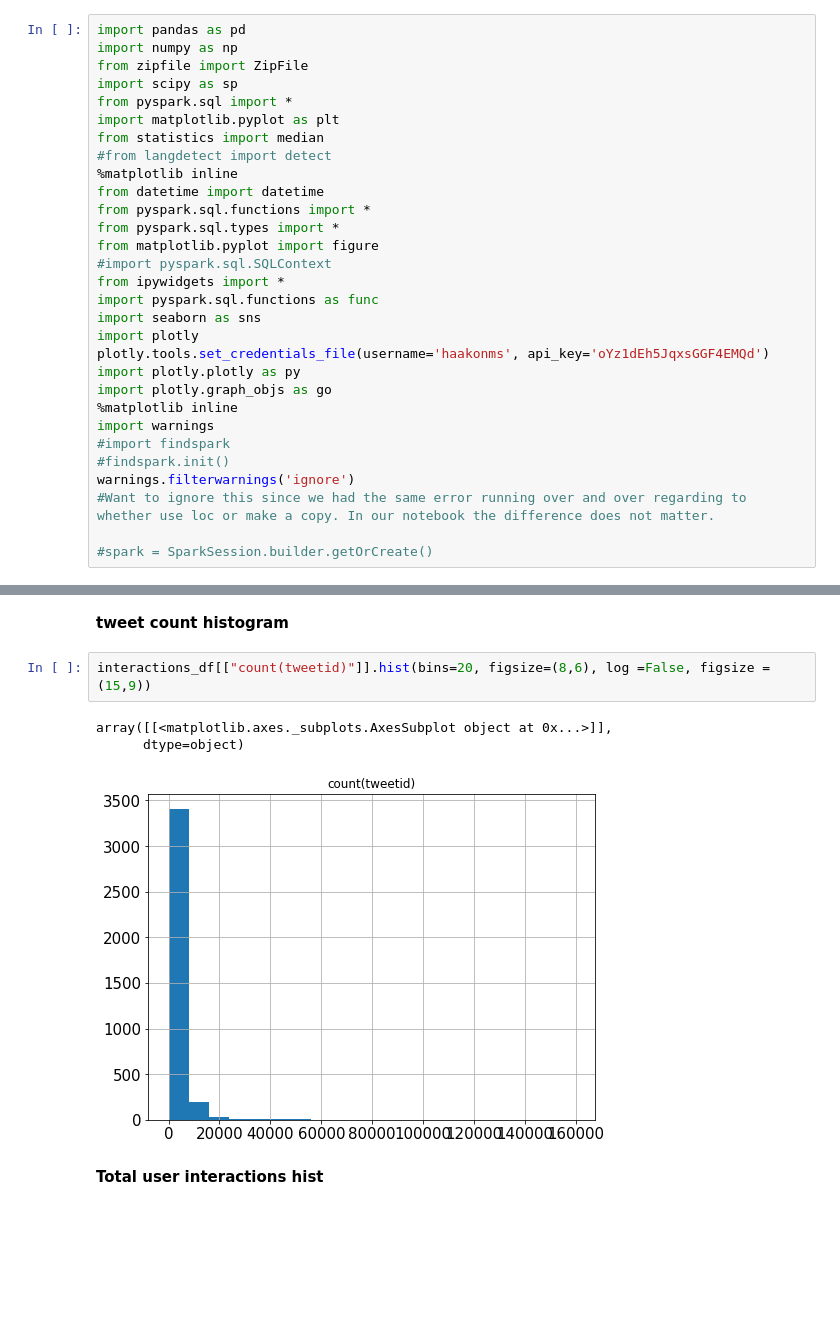
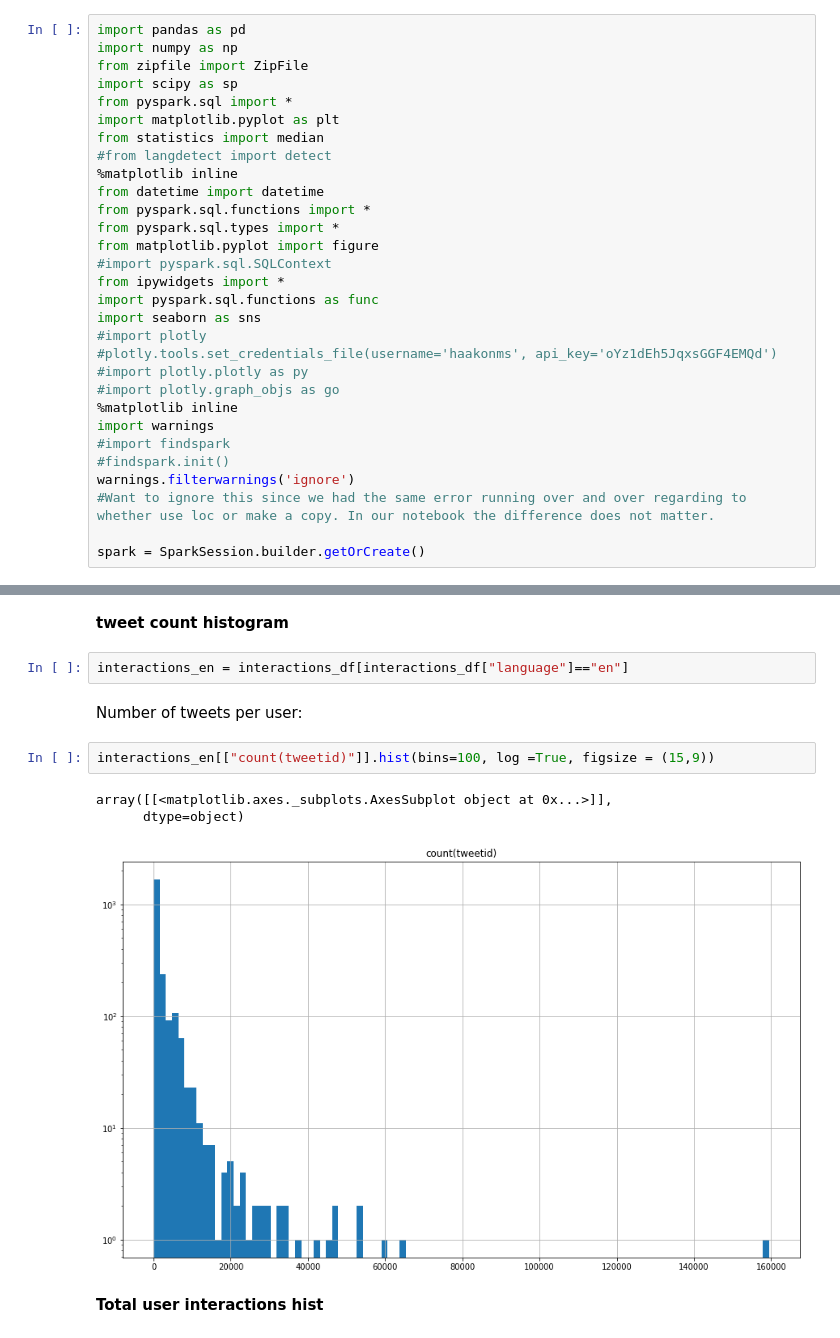
Before and after one commit to haakonms/ADAproject, a Jupyter notebook: Milestone3-Grini-Copy1.ipynb, the cells around one changed output, grey strips where cells are left out. Cells and saved outputs as stored; diff of their text form; blank space fills up the shorter version.

```diff
--- a/Milestone3-Grini-Copy1.ipynb
+++ b/Milestone3-Grini-Copy1.ipynb
@@ -33,10 +33,10 @@ from matplotlib.pyplot import figure
 from ipywidgets import *
 import pyspark.sql.functions as func
 import seaborn as sns
-import plotly
-plotly.tools.set_credentials_file(username='haakonms', api_key='oYz1dEh5JqxsGGF4EMQd')
-import plotly.plotly as py
-import plotly.graph_objs as go
+#import plotly
+#plotly.tools.set_credentials_file(username='haakonms', api_key='oYz1dEh5JqxsGGF4EMQd')
+#import plotly.plotly as py
+#import plotly.graph_objs as go
 %matplotlib inline
 import warnings
 #import findspark
@@ -44,7 +44,7 @@ import warnings
 warnings.filterwarnings('ignore')
 #Want to ignore this since we had the same error running over and over regarding to whether use loc or make a copy. In our notebook the difference does not matter.
 
-#spark = SparkSession.builder.getOrCreate()
+spark = SparkSession.builder.getOrCreate()
 # %% [markdown]
 # 1) Preprocessing the data
 The data sets are of different shape and quality. The first one, provided by two researchers from Clemson University has already been preprocessed a bit. The second one is still quite raw, even though it has certain features as for example language. We have been cleaning some of it, and also processing and enriching to make new data frames that we want to use in our analysis.
@@ -1113,11 +1107,15 @@ interactions_df.head(10)
 ## visualisation
 # %% [markdown]
 **tweet count histogram**
+# %%
+interactions_en = interactions_df[interactions_df["language"]=="en"]
+# %% [markdown]
+Number of tweets per user:
 # %%
-interactions_df[["count(tweetid)"]].hist(bins=20, figsize=(8,6), log =False, figsize = (15,9))
+interactions_en[["count(tweetid)"]].hist(bins=100, log =True, figsize = (15,9))
 # %% [output]
 array([[<matplotlib.axes._subplots.AxesSubplot object at 0x...>]],
       dtype=object)
-[figure, old version]
+[figure, new version]
 # %% [markdown]
 **Total user interactions hist**
```
Also changed, not shown: parts of 8 cells of this notebook.
